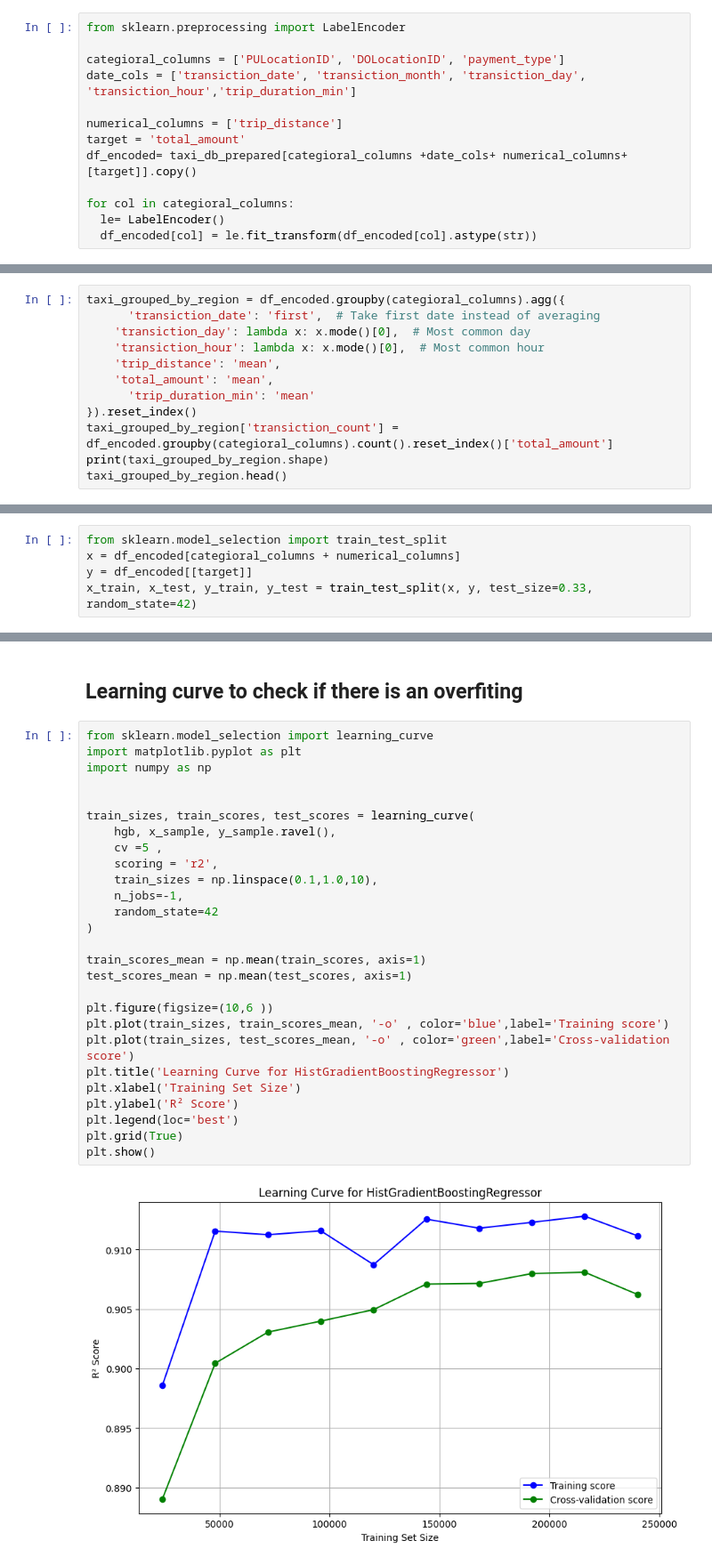
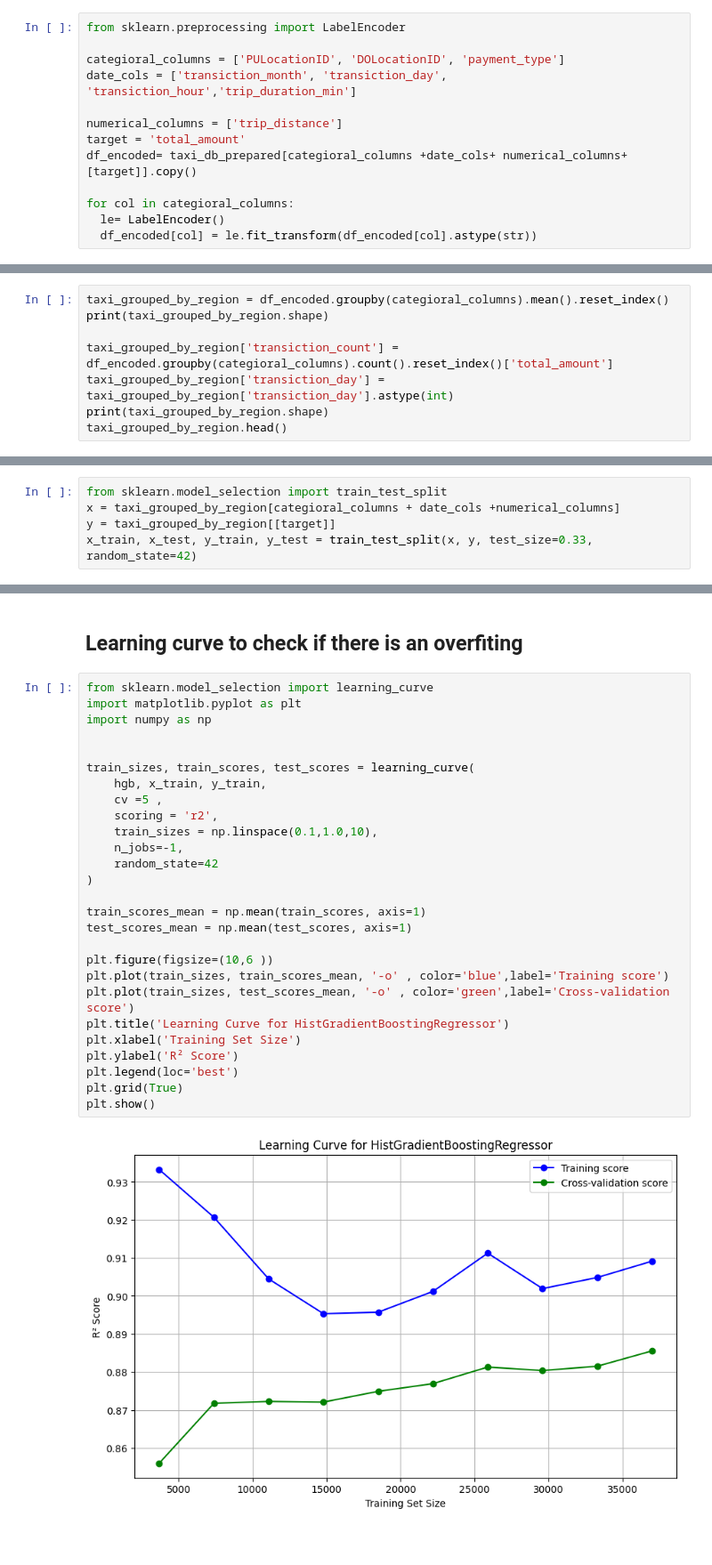
Before and after one commit to ebraheem002/nyc-taxi, a Jupyter notebook: presentable nootebook.ipynb, the cells around one changed output, grey strips where cells are left out. Shown at 89% size. Cells and saved outputs as stored; diff of their text form; blank space fills up the shorter version.

```diff
--- a/presentable nootebook.ipynb
+++ b/presentable nootebook.ipynb
@@ -182,7 +184,7 @@ taxi_db_prepared.head()
 from sklearn.preprocessing import LabelEncoder
 
 categioral_columns = ['PULocationID', 'DOLocationID', 'payment_type']
-date_cols = ['transiction_date', 'transiction_month', 'transiction_day', 'transiction_hour','trip_duration_min']
+date_cols = ['transiction_month', 'transiction_day', 'transiction_hour','trip_duration_min']
 
 numerical_columns = ['trip_distance']
 target = 'total_amount'
@@ -203,13 +201,9 @@ df_encoded.head()
 # %%
-taxi_grouped_by_region = df_encoded.groupby(categioral_columns).agg({
-      'transiction_date': 'first',  # Take first date instead of averaging
-    'transiction_day': lambda x: x.mode()[0],  # Most common day
-    'transiction_hour': lambda x: x.mode()[0],  # Most common hour
-    'trip_distance': 'mean',
-    'total_amount': 'mean',
-      'trip_duration_min': 'mean'
-}).reset_index()
+taxi_grouped_by_region = df_encoded.groupby(categioral_columns).mean().reset_index()
+print(taxi_grouped_by_region.shape)
+
 taxi_grouped_by_region['transiction_count'] = df_encoded.groupby(categioral_columns).count().reset_index()['total_amount']
+taxi_grouped_by_region['transiction_day'] = taxi_grouped_by_region['transiction_day'].astype(int)
 print(taxi_grouped_by_region.shape)
 taxi_grouped_by_region.head()
 # %% [output]
@@ -232,8 +239,8 @@ taxi_grouped_by_region['trip_distance'].hist(bins=100, figsize=(10,5))
 [figure]
 # %%
 from sklearn.model_selection import train_test_split
-x = df_encoded[categioral_columns + numerical_columns]
-y = df_encoded[[target]]
+x = taxi_grouped_by_region[categioral_columns + date_cols +numerical_columns]
+y = taxi_grouped_by_region[[target]]
 x_train, x_test, y_train, y_test = train_test_split(x, y, test_size=0.33, random_state=42)
 # %%
 from sklearn.tree import DecisionTreeRegressor
@@ -334,29 +341,29 @@ print(f"🎯 Training RMSE   : {train_rmse}")
 # %%
 from sklearn.model_selection import learning_curve
 import matplotlib.pyplot as plt
 import numpy as np
 
 
 train_sizes, train_scores, test_scores = learning_curve(
-    hgb, x_sample, y_sample.ravel(),
+    hgb, x_train, y_train,
     cv =5 ,
     scoring = 'r2',
     train_sizes = np.linspace(0.1,1.0,10),
     n_jobs=-1,
     random_state=42
 )
 
 train_scores_mean = np.mean(train_scores, axis=1)
 test_scores_mean = np.mean(test_scores, axis=1)
 
 plt.figure(figsize=(10,6 ))
 plt.plot(train_sizes, train_scores_mean, '-o' , color='blue',label='Training score')
 plt.plot(train_sizes, test_scores_mean, '-o' , color='green',label='Cross-validation score')
 plt.title('Learning Curve for HistGradientBoostingRegressor')
 plt.xlabel('Training Set Size')
 plt.ylabel('R² Score')
 plt.legend(loc='best')
 plt.grid(True)
 plt.show()
 # %% [output]
-[figure, old version]
+[figure, new version]
```
Also changed, not shown: parts of 7 cells of this notebook.
